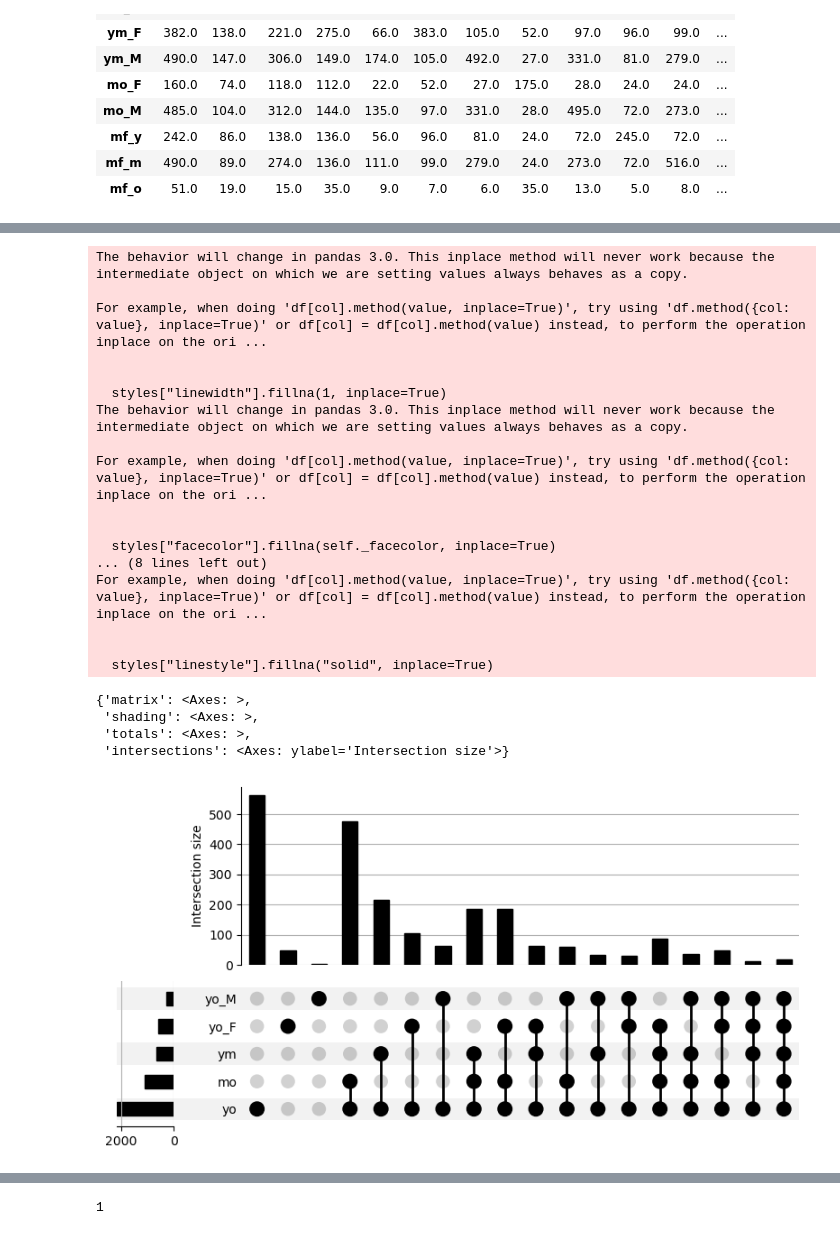
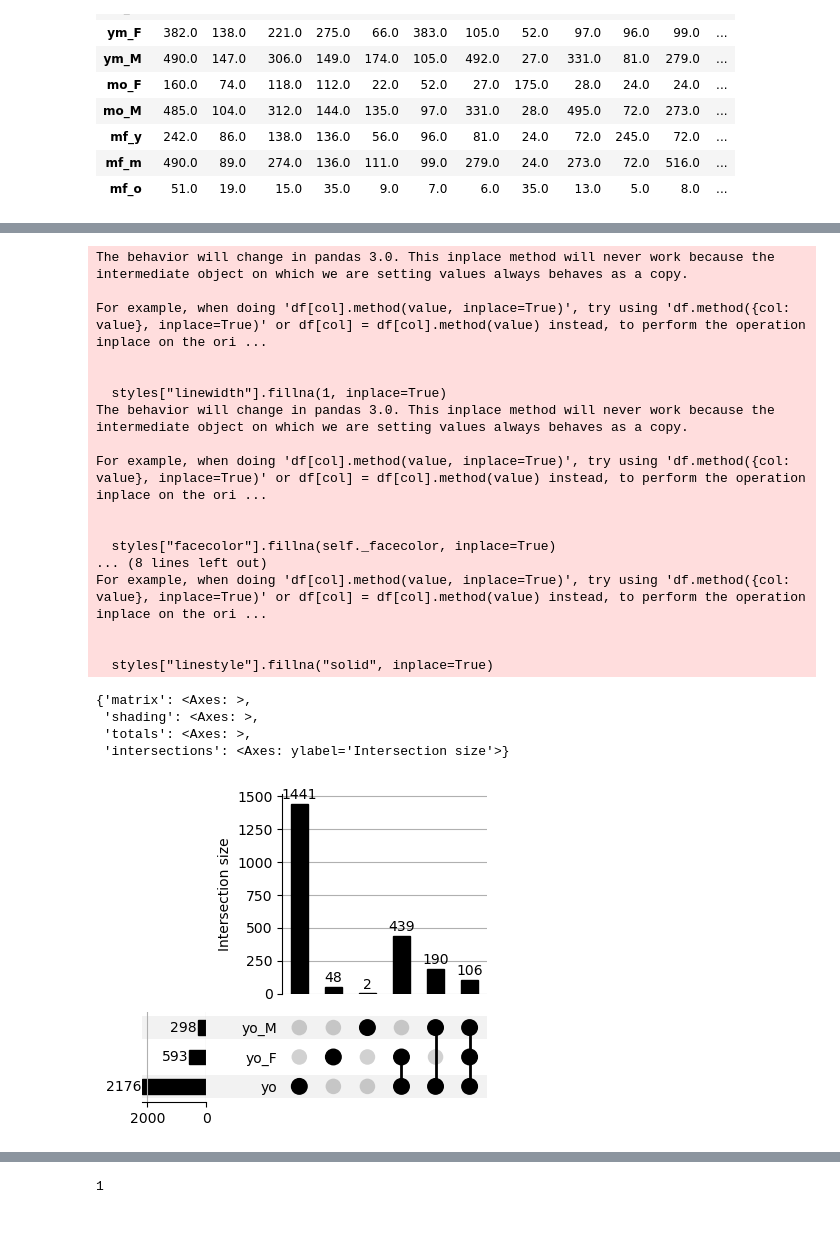
Before and after one commit to GuerreroVazquez/Transcription_factor_analysis, a Jupyter notebook: notebooks/Combine_DDSs-MF.ipynb, the cells around one changed output, grey strips where cells are left out. Cells and saved outputs as stored; diff of their text form; code cells hidden in the pictures.

```diff
--- a/notebooks/Combine_DDSs-MF.ipynb
+++ b/notebooks/Combine_DDSs-MF.ipynb
@@ -187,0 +288,27 @@ plt.show()
+# %%
+import itertools
+
+# Assuming result_subset is a dictionary where keys are set names and values are sets of elements
+# For example: result_subset = {'yo': set(...), 'ym': set(...), 'mo': set(...)}
+
+# Create a new dictionary to store the intersections
+intersections_dict = {}
+
+# Get all set names (keys)
+set_names = list(result_subset.keys())
+
+# Iterate over combinations of all sizes (2 to 6 sets)
+for r in range(2, 7):  # r=2 for pairs, r=3 for triplets, etc.
+    for combination in itertools.combinations(set_names, r):
+        # Calculate the intersection of the sets in the combination
+        intersection = set(result_subset[combination[0]])
+        for set_name in combination[1:]:
+            intersection &= set(result_subset[set_name])  # Update intersection with each additional set
+
+        # Add to the dictionary only if the intersection has more than 15 elements
+        if len(intersection) > 15:
+            key = "_".join(combination)
+            intersections_dict[key] = list(intersection)
+
+# Sort the dictionary by the length of the intersection values in descending order
+sorted_intersections_dict = dict(sorted(intersections_dict.items(), key=lambda item: len(item[1]), reverse=True))
@@ -188,6 +323,6 @@ plt.show()
 # %%
 result.keys()
-interesting_groups = ['yo','yo_M', 'yo_F', 'mo', 'ym']
+interesting_groups = ['yo','yo_M', 'yo_F']
 interesting_groups_dict = {key: result[key] for key in interesting_groups if key in result}
 # %%
-X = from_contents(interesting_groups_dict)
+upset_subset_data = from_contents(interesting_groups_dict)
@@ -211,27 +329,27 @@ X
 # %%
-plot(X)
+plot(upset_subset_data, min_subset_size=1, show_counts=True)
 # %% [output]
 The behavior will change in pandas 3.0. This inplace method will never work because the intermediate object on which we are setting values always behaves as a copy.
 
 For example, when doing 'df[col].method(value, inplace=True)', try using 'df.method({col: value}, inplace=True)' or df[col] = df[col].method(value) instead, to perform the operation inplace on the ori ...
 
 
   styles["linewidth"].fillna(1, inplace=True)
 The behavior will change in pandas 3.0. This inplace method will never work because the intermediate object on which we are setting values always behaves as a copy.
 
 For example, when doing 'df[col].method(value, inplace=True)', try using 'df.method({col: value}, inplace=True)' or df[col] = df[col].method(value) instead, to perform the operation inplace on the ori ...
 
 
   styles["facecolor"].fillna(self._facecolor, inplace=True)
 ... (8 lines left out)
 For example, when doing 'df[col].method(value, inplace=True)', try using 'df.method({col: value}, inplace=True)' or df[col] = df[col].method(value) instead, to perform the operation inplace on the ori ...
 
 
   styles["linestyle"].fillna("solid", inplace=True)
 {'matrix': <Axes: >,
  'shading': <Axes: >,
  'totals': <Axes: >,
  'intersections': <Axes: ylabel='Intersection size'>}
-[figure, old version]
+[figure, new version]
 # %%
 result.keys()
```
Also changed, not shown: parts of 13 cells of this notebook.
